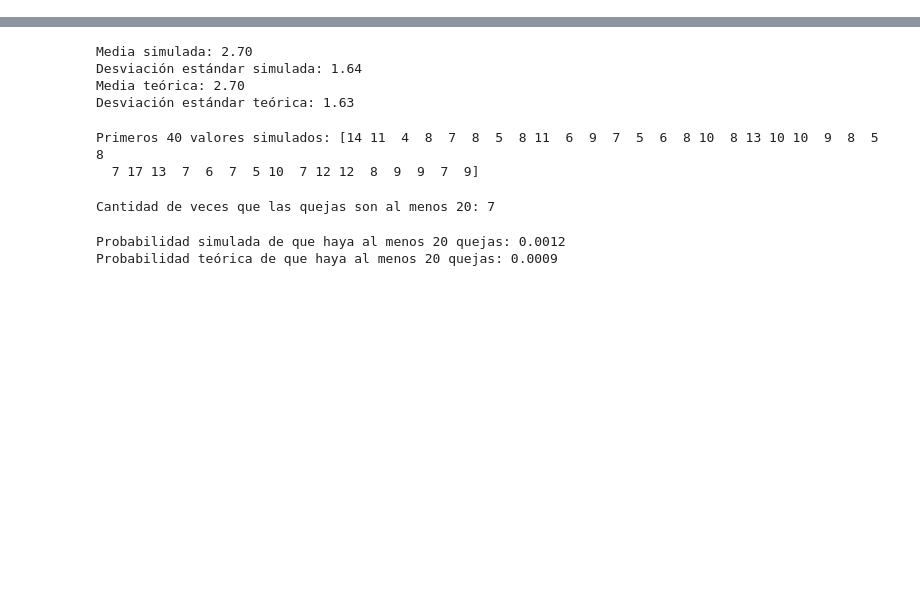
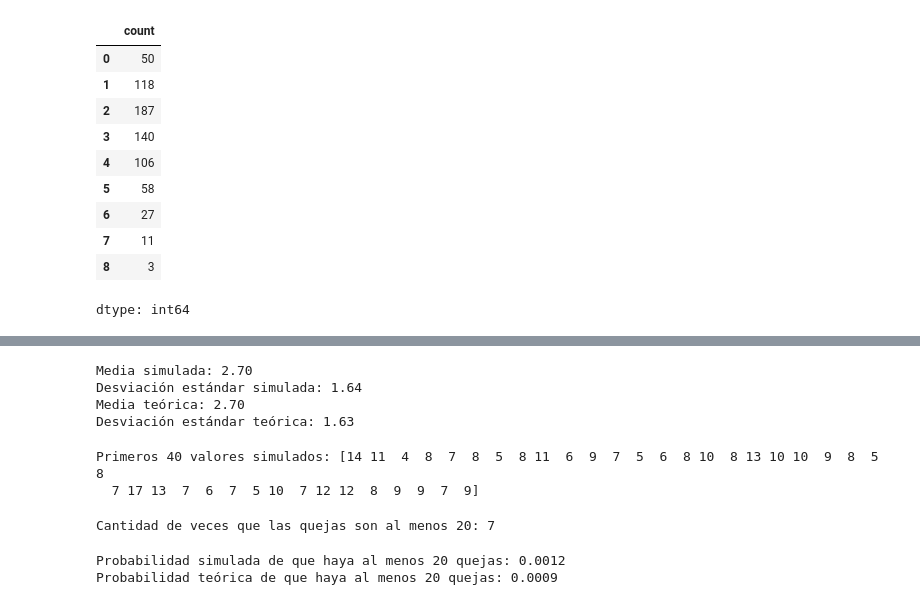
Before and after one commit to dalanocau/Taller-Program-1T, a Jupyter notebook: ALANOCA_Simulación.ipynb, the cells around one changed output, grey strips where cells are left out. Cells and saved outputs as stored; diff of their text form; code cells hidden in the pictures; blank space fills up the shorter version.

```diff
--- a/ALANOCA_Simulación.ipynb
+++ b/ALANOCA_Simulación.ipynb
@@ -28,0 +36,14 @@ plt.show()
+# %%
+data
+# %% [output]
+|  | count |
+| 0 | 50 |
+| 1 | 118 |
+| 2 | 187 |
+| 3 | 140 |
+| 4 | 106 |
+| 5 | 58 |
+| 6 | 27 |
+| 7 | 11 |
+| 8 | 3 |
+dtype: int64
```
Also changed, not shown: parts of 5 cells of this notebook.
